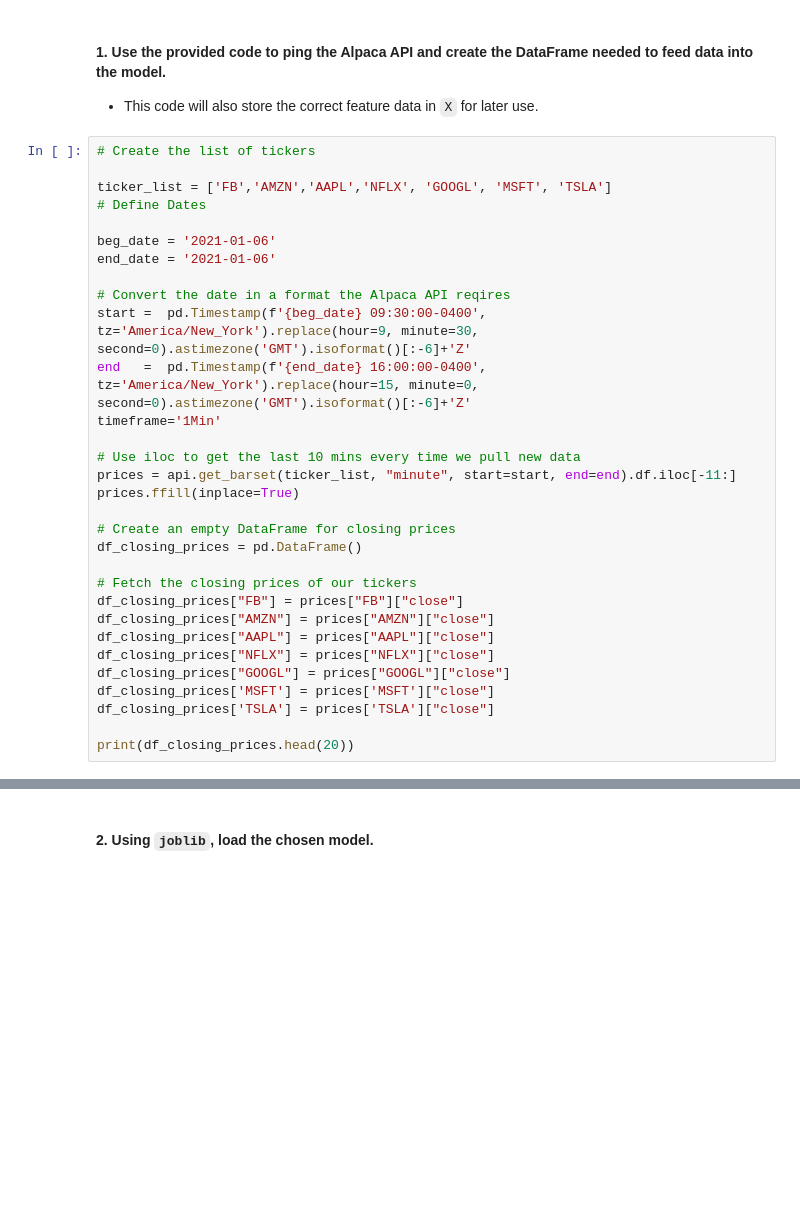
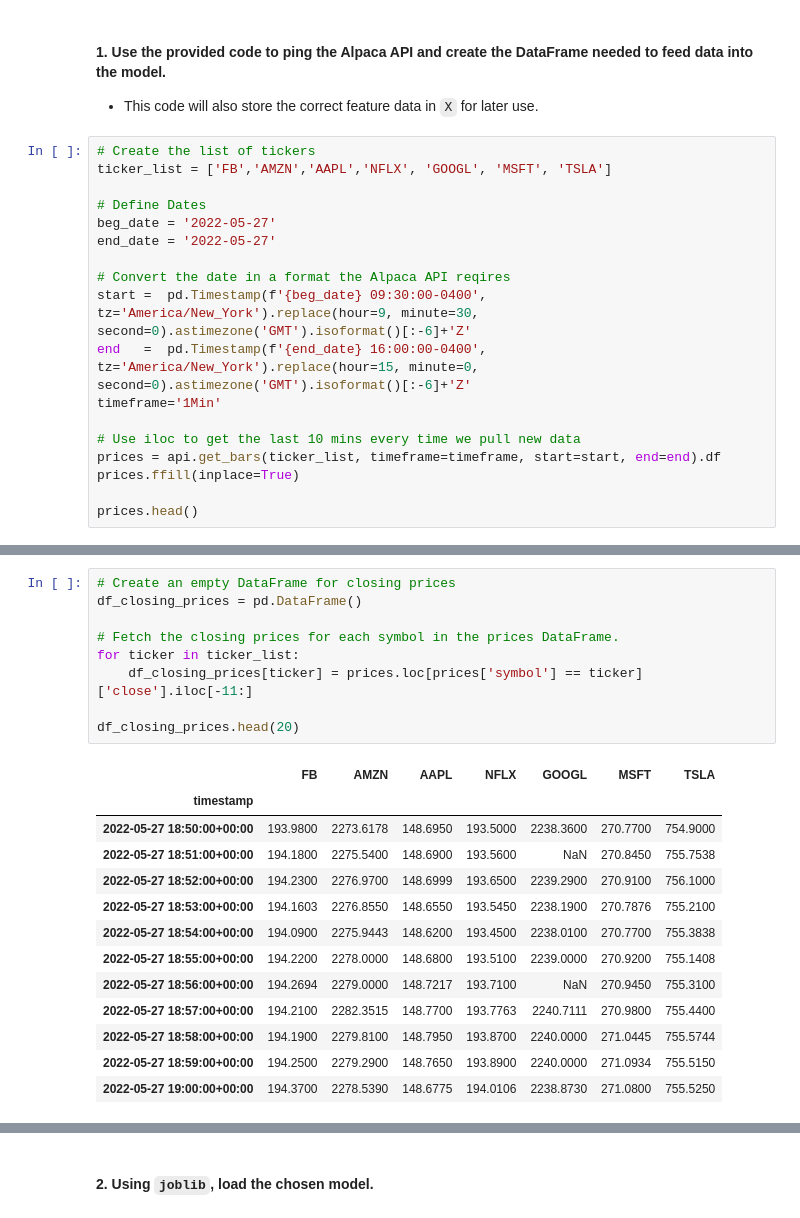
Before and after one commit to aaargyrou/AlgoTrading--High-Frequency-Trading, a Jupyter notebook: Code/high_frequency_trading_algo.ipynb, the cells around one changed output, grey strips where cells are left out. Drawn from its saved outputs; the diff is of its cells as text; blank space fills up the shorter version.

```diff
--- a/Code/high_frequency_trading_algo.ipynb
+++ b/Code/high_frequency_trading_algo.ipynb
@@ -457,12 +560,11 @@ joblib.dump(log_model, 'log_model.pkl')
    * This code will also store the correct feature data in `X` for later use.
 # %%
 # Create the list of tickers
+ticker_list = ['FB','AMZN','AAPL','NFLX', 'GOOGL', 'MSFT', 'TSLA']
 
-ticker_list = ['FB','AMZN','AAPL','NFLX', 'GOOGL', 'MSFT', 'TSLA']
 # Define Dates
-
-beg_date = '2021-01-06'
-end_date = '2021-01-06'
+beg_date = '2022-05-27'
+end_date = '2022-05-27'
 
 # Convert the date in a format the Alpaca API reqires
 start =  pd.Timestamp(f'{beg_date} 09:30:00-0400', tz='America/New_York').replace(hour=9, minute=30, second=0).astimezone('GMT').isoformat()[:-6]+'Z'
@@ -470,19 +572,7 @@ end   =  pd.Timestamp(f'{end_date} 16:00:00-0400', tz='America/New_York').replac
 timeframe='1Min'
 
 # Use iloc to get the last 10 mins every time we pull new data
-prices = api.get_barset(ticker_list, "minute", start=start, end=end).df.iloc[-11:]
+prices = api.get_bars(ticker_list, timeframe=timeframe, start=start, end=end).df
 prices.ffill(inplace=True)
 
-# Create an empty DataFrame for closing prices
-df_closing_prices = pd.DataFrame()
-
-# Fetch the closing prices of our tickers
-df_closing_prices["FB"] = prices["FB"]["close"]
-df_closing_prices["AMZN"] = prices["AMZN"]["close"]
-df_closing_prices["AAPL"] = prices["AAPL"]["close"]
-df_closing_prices["NFLX"] = prices["NFLX"]["close"]
-df_closing_prices["GOOGL"] = prices["GOOGL"]["close"]
-df_closing_prices['MSFT'] = prices['MSFT']["close"]
-df_closing_prices['TSLA'] = prices['TSLA']["close"]
-
-print(df_closing_prices.head(20))
+prices.head()
@@ -489,3 +587,26 @@ print(df_closing_prices.head(20))
+# %%
+# Create an empty DataFrame for closing prices
+df_closing_prices = pd.DataFrame()
+
+# Fetch the closing prices for each symbol in the prices DataFrame.
+for ticker in ticker_list:
+    df_closing_prices[ticker] = prices.loc[prices['symbol'] == ticker]['close'].iloc[-11:]
+
+df_closing_prices.head(20)
+# %% [output]
+|  | FB | AMZN | AAPL | NFLX | GOOGL | MSFT | TSLA |
+| timestamp |  |  |  |  |  |  |  |
+| 2022-05-27 18:50:00+00:00 | 193.9800 | 2273.6178 | 148.6950 | 193.5000 | 2238.3600 | 270.7700 | 754.9000 |
+| 2022-05-27 18:51:00+00:00 | 194.1800 | 2275.5400 | 148.6900 | 193.5600 | NaN | 270.8450 | 755.7538 |
+| 2022-05-27 18:52:00+00:00 | 194.2300 | 2276.9700 | 148.6999 | 193.6500 | 2239.2900 | 270.9100 | 756.1000 |
+| 2022-05-27 18:53:00+00:00 | 194.1603 | 2276.8550 | 148.6550 | 193.5450 | 2238.1900 | 270.7876 | 755.2100 |
+| 2022-05-27 18:54:00+00:00 | 194.0900 | 2275.9443 | 148.6200 | 193.4500 | 2238.0100 | 270.7700 | 755.3838 |
+| 2022-05-27 18:55:00+00:00 | 194.2200 | 2278.0000 | 148.6800 | 193.5100 | 2239.0000 | 270.9200 | 755.1408 |
+| 2022-05-27 18:56:00+00:00 | 194.2694 | 2279.0000 | 148.7217 | 193.7100 | NaN | 270.9450 | 755.3100 |
+| 2022-05-27 18:57:00+00:00 | 194.2100 | 2282.3515 | 148.7700 | 193.7763 | 2240.7111 | 270.9800 | 755.4400 |
+| 2022-05-27 18:58:00+00:00 | 194.1900 | 2279.8100 | 148.7950 | 193.8700 | 2240.0000 | 271.0445 | 755.5744 |
+| 2022-05-27 18:59:00+00:00 | 194.2500 | 2279.2900 | 148.7650 | 193.8900 | 2240.0000 | 271.0934 | 755.5150 |
+| 2022-05-27 19:00:00+00:00 | 194.3700 | 2278.5390 | 148.6775 | 194.0106 | 2238.8730 | 271.0800 | 755.5250 |
 # %%
 # Create list of momentums
 list_of_momentums = [1,5,10]
```
Also changed, not shown: parts of 11 cells of this notebook, 1 other file.
